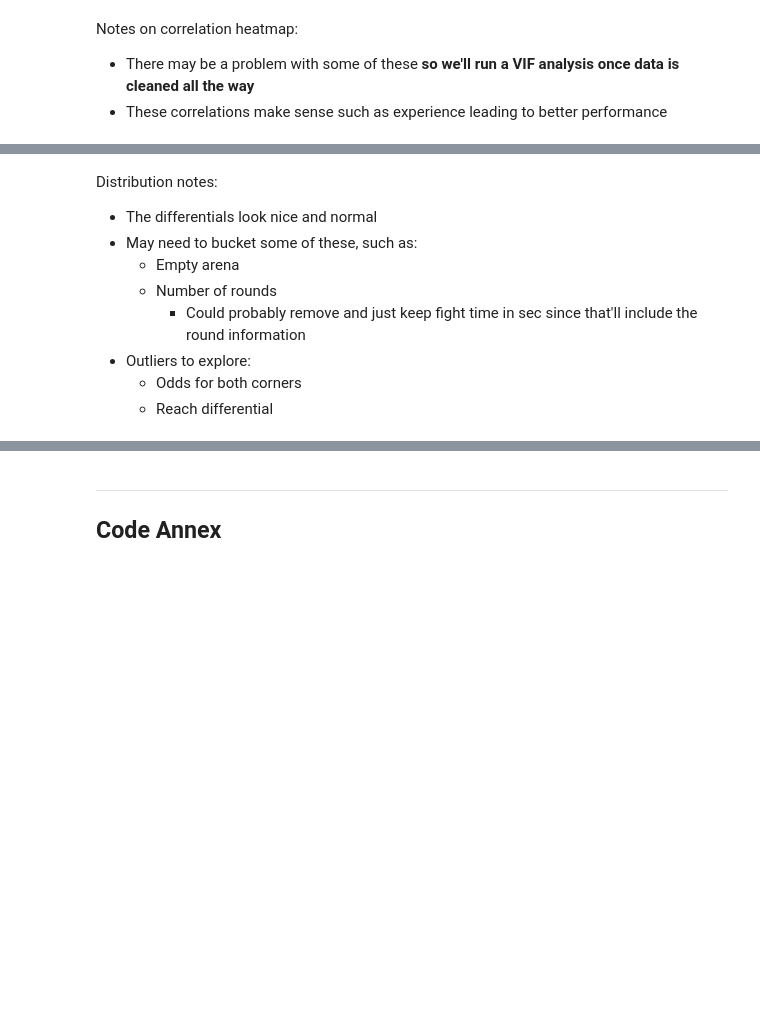
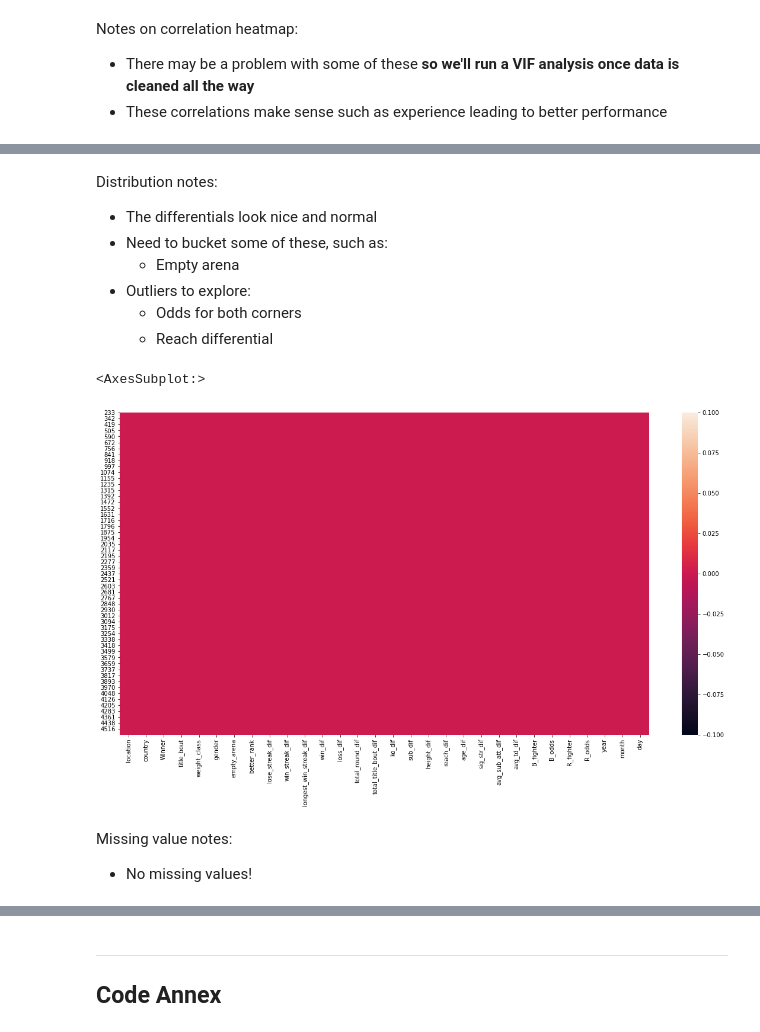
Before and after one commit to jpz129/ufc_bets, a Jupyter notebook: mma-bets/notebooks/1-exploration.ipynb, the cells around one changed output, grey strips where cells are left out. Drawn from its saved outputs; the diff is of its cells as text; code cells hidden in the pictures; blank space fills up the shorter version.

```diff
--- a/mma-bets/notebooks/1-exploration.ipynb
+++ b/mma-bets/notebooks/1-exploration.ipynb
@@ -120,10 +140,20 @@ plt.tight_layout()
 Distribution notes:
 
 * The differentials look nice and normal
-* May need to bucket some of these, such as:
+* Need to bucket some of these, such as:
     * Empty arena
-    * Number of rounds
-        * Could probably remove and just keep fight time in sec since that'll include the round information
 * Outliers to explore:
     * Odds for both corners
     * Reach differential
+# %%
+ufc['empty_arena'] = ufc['empty_arena'].astype('object') # converting arena status to object
+# %%
+plt.figure(figsize=(20,10))
+sns.heatmap(ufc.isna())
+# %% [output]
+<AxesSubplot:>
+[figure, added]
+# %% [markdown]
+Missing value notes:
+
+* No missing values!
```
Also changed, not shown: parts of 14 cells of this notebook.
